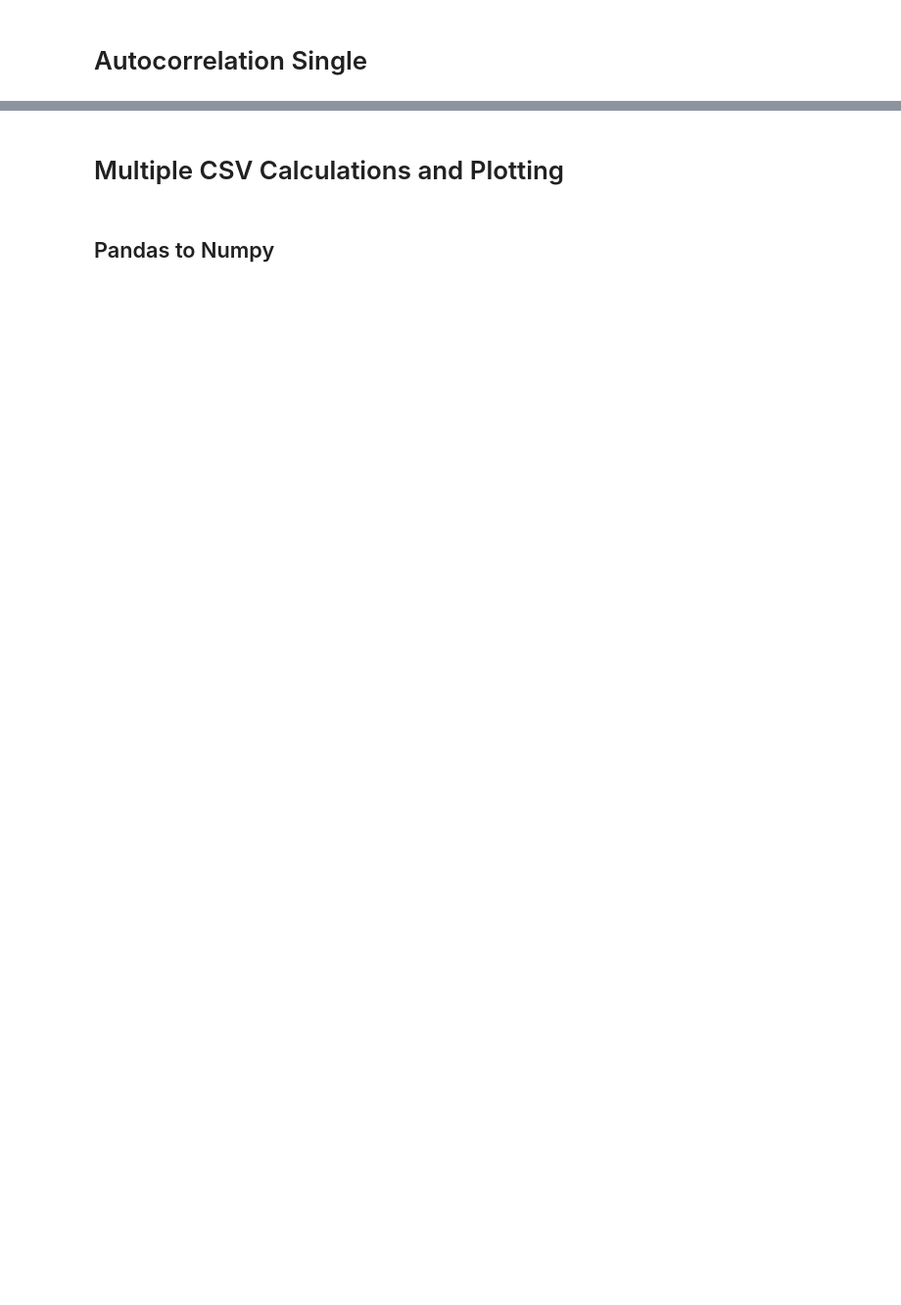
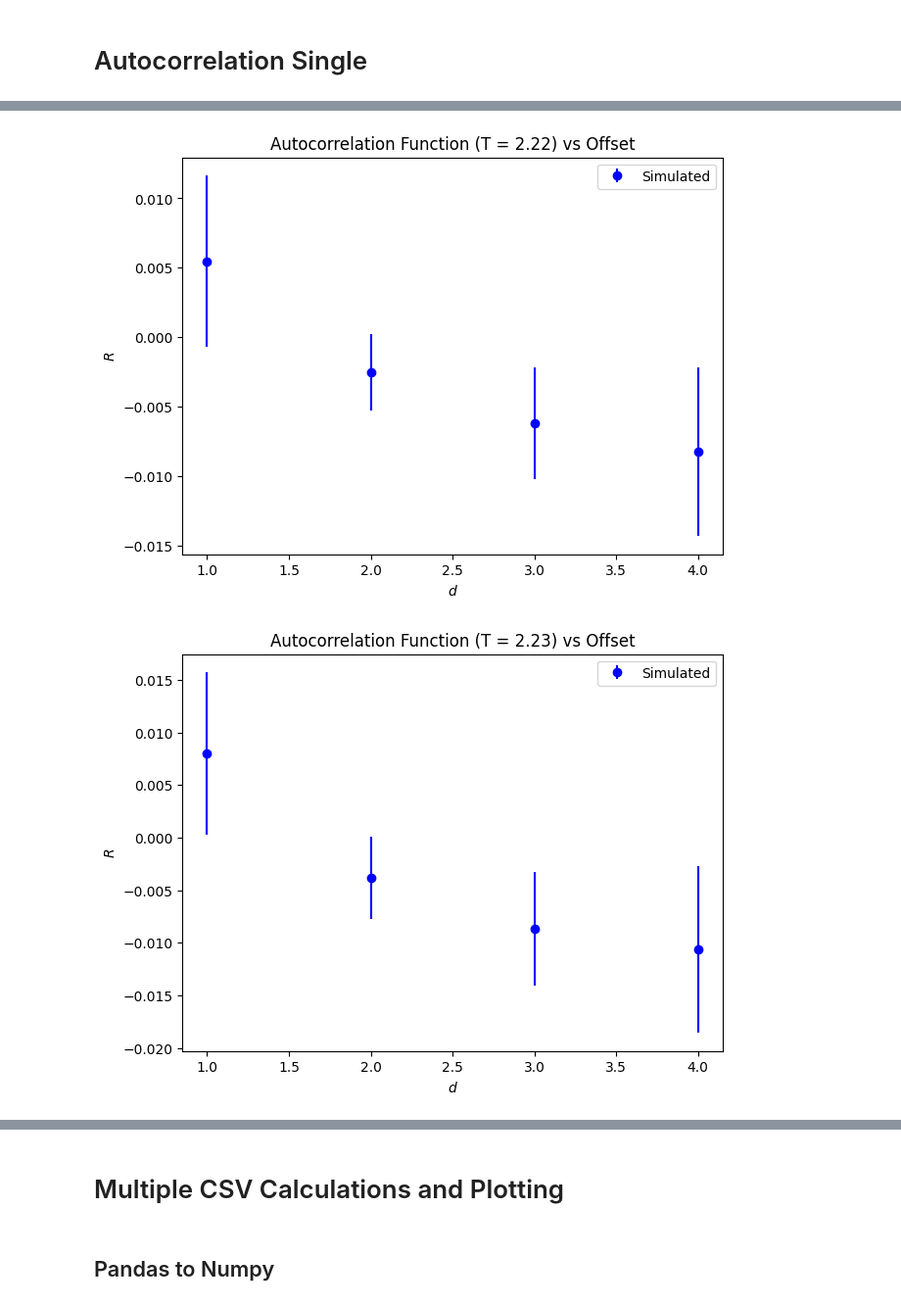
Before and after one commit to DarkLordProgrammer/ising, a Jupyter notebook: ising_plot.ipynb, the cells around one changed output, grey strips where cells are left out. Shown at 98% size. Drawn from its saved outputs; the diff is of its cells as text; code cells hidden in the pictures; blank space fills up the shorter version.

```diff
--- a/ising_plot.ipynb
+++ b/ising_plot.ipynb
@@ -234,6 +236,9 @@ def create_plot(X, X_symbol=r"?", X_name=r"???", X_c = None, X_c_symbol = None,
 # %%
 def create_T_plot(mean, std=None, symbol=r"?", name=r"???", get_analytic=None, log_plot = True, perform_fit=False, expected_crit_exp = 1.0, from_above=True):
    create_plot(X=T, X_symbol=r"k_B T / J", X_name=r"Temperature", X_c = T_c_analytic, X_c_symbol="T", Y_mean=mean, Y_std=std, Y_symbol=symbol, Y_name=name, get_Y_analytic=get_analytic, log_plot = log_plot, perform_fit=perform_fit, expected_crit_exp = expected_crit_exp, from_above=from_above)
+# %%
+def create_d_plot(mean, std=None, symbol=r"?", name=r"???", get_analytic=None, log_plot = True, perform_fit=False, expected_crit_exp = 1.0, from_above=True):
+   create_plot(X=[i for i in range(1,len(mean)+1)], X_symbol=r"d", X_name=r"Offset", Y_mean=mean, Y_std=std, Y_symbol=symbol, Y_name=name, get_Y_analytic=get_analytic, log_plot = log_plot, perform_fit=perform_fit, expected_crit_exp = expected_crit_exp, from_above=from_above)
 # %% [markdown]
 ## Single CSV Plots
 # %%
@@ -256,0 +270,8 @@ Reduced chi squared (analytic): inf
+# %%
+for T_index, (R_mean, R_std) in enumerate(zip(R_mean_matrix.T, R_std_matrix.T)):
+    T_current = T[T_index]
+    if np.abs(T_current - T_c_analytic) < 0.05:
+        create_d_plot(mean=R_mean, std=R_std, symbol='R', name= f'Autocorrelation Function (T = {T_current:.2f})', log_plot = False, expected_crit_exp=0.0) #zeros_like forces std to default which is then propagated for ln
+# %% [output]
+[figure, added]
+[figure, added]
```
Also changed, not shown: parts of 8 cells of this notebook, 3 other files.
